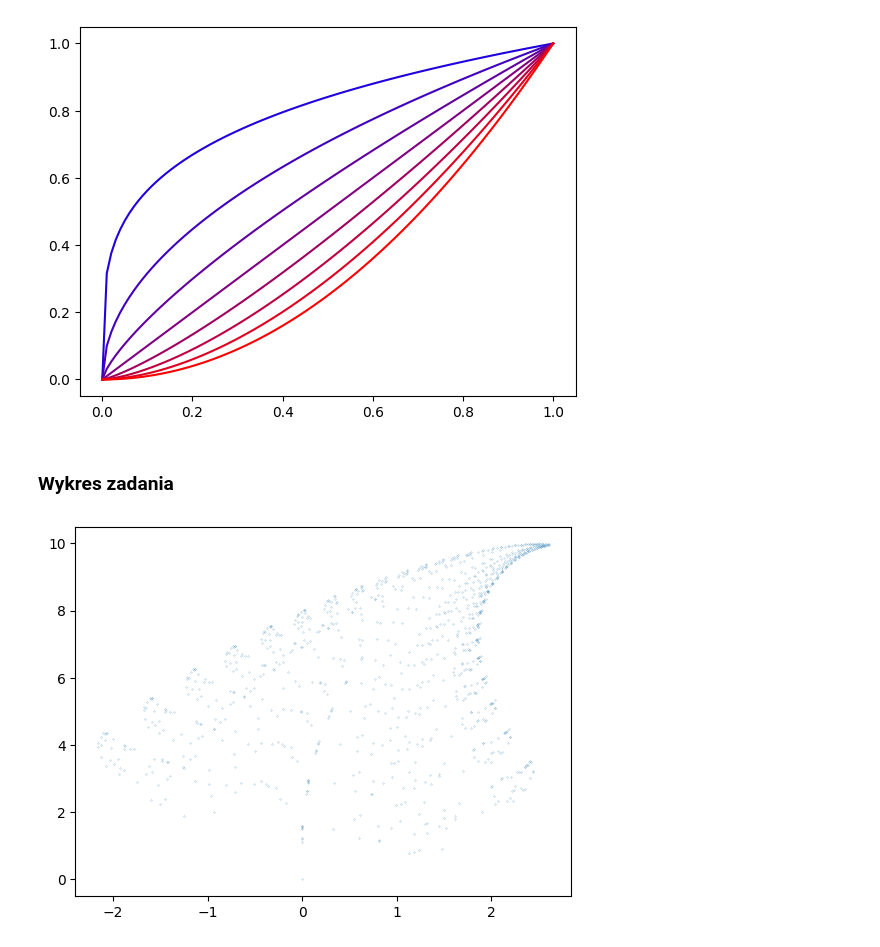
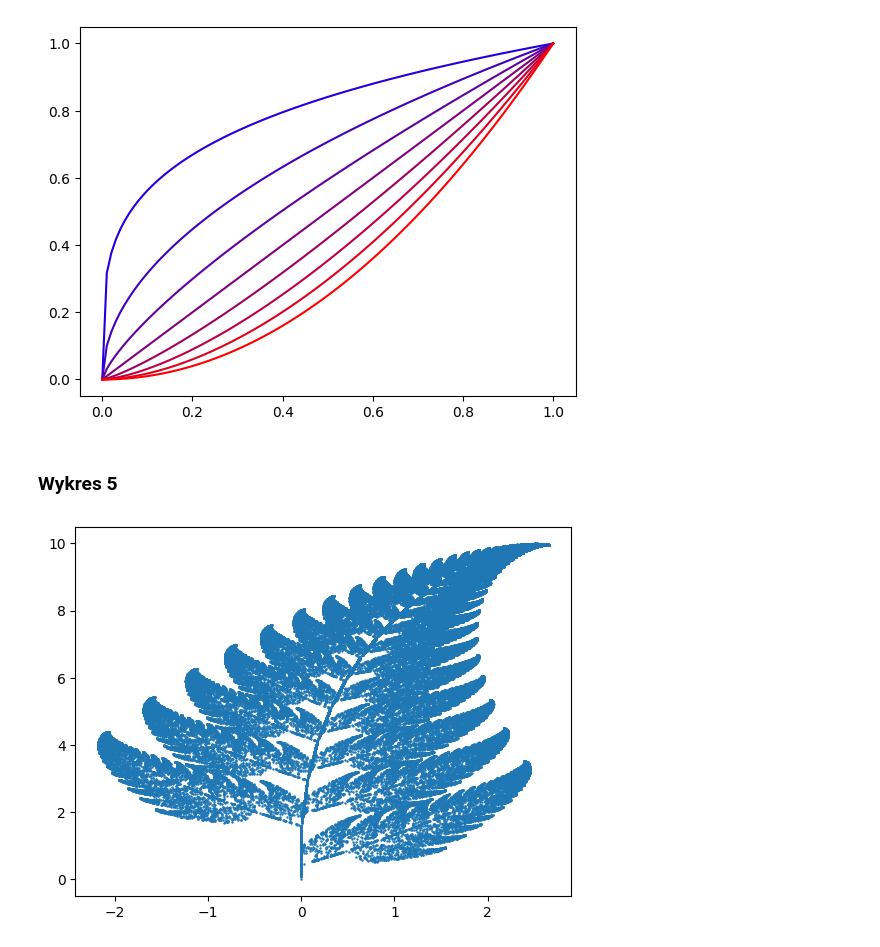
Before and after one commit to tukarp/Programming-In-Python, a Jupyter notebook: Laboratoria/Lab 06/Lab 06.ipynb, the cells around one changed output. Drawn from its saved outputs; the diff is of its cells as text; code cells hidden in the pictures.

```diff
--- a/Laboratoria/Lab 06/Lab 06.ipynb
+++ b/Laboratoria/Lab 06/Lab 06.ipynb
@@ -268,30 +268,30 @@ for i in np.linspace(0.25, 2, 8):
 # %% [output]
 [figure]
 # %% [markdown]
-### Wykres zadania
+### Wykres 5
 # %%
 # Zainicjalizowanie wartości w tablicy
 array = np.array([
     [[0.85, 0.04, 0], [-0.04, 0.85, 1.6]],
     [[-0.15, 0.28, 0], [0.26, 0.24, 0.44]],
     [[0.2, -0.26, 0], [0.23, 0.22, 1.6]],
     [[0, 0, 0], [0, 0.16, 0]]
 ])
 
 # Zainicjalizowanie wartości zmiennych
 x = [0]
 y = [0]
-n = 1000
+n = 100000
 
 # Obliczanie następnych wartości za pomocą wzoru
 for i in random.choices([0, 1, 2, 3], weights=[85, 7, 7, 1], k = n):
     x.append(array[i][0][0] * x[-1] + array[i][0][1] * y[-1] + array[i][0][2])
     y.append(array[i][1][0] * x[-2] + array[i][1][1] * y[-1] + array[i][1][2])
 
 # Rysowanie wykresu
-plt.plot(x, y, marker=".", markersize=0.3, linewidth=0)
+plt.plot(x, y, marker=".", markersize=1.5, linewidth=0)
 
 # Wyświetlenie wykresu
 plt.show()
 # %% [output]
-[figure, old version]
+[figure, new version]
```
Also changed, not shown: parts of 1 cell of this notebook, 6 other files.
